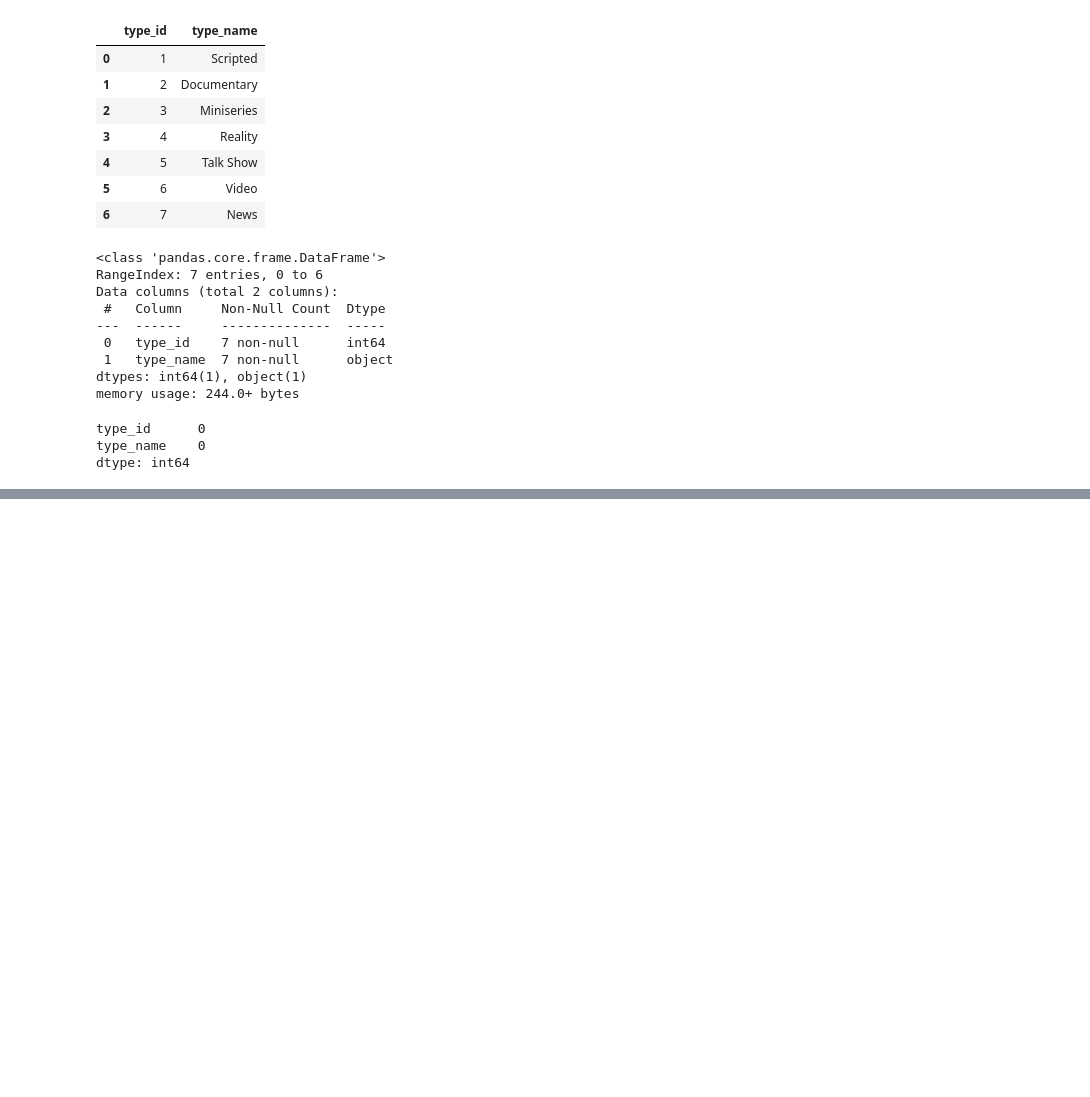
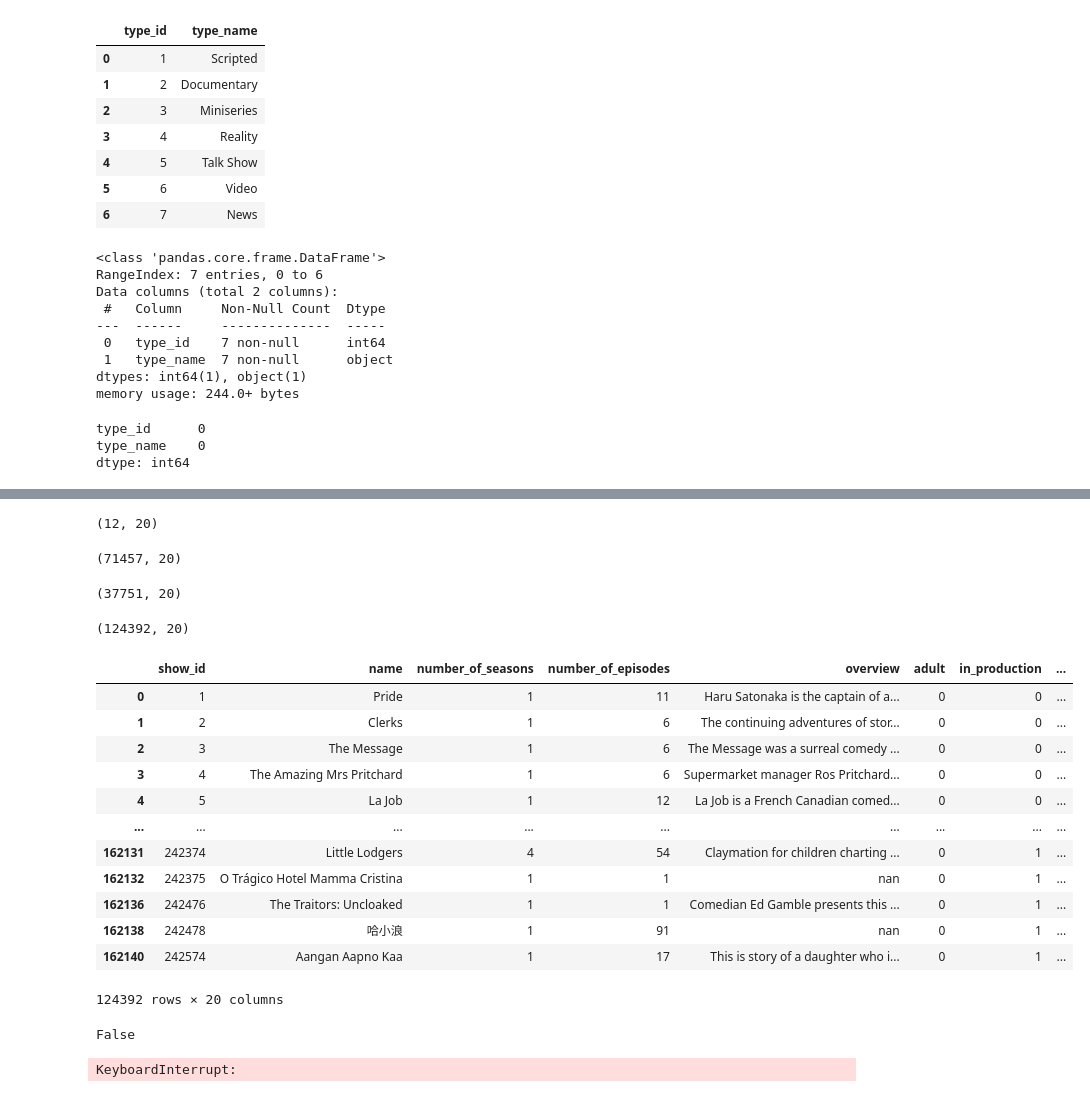
Before and after one commit to ManuelRodrSha/proyecto4, a Jupyter notebook: src/eda.ipynb, the cells around one changed output, grey strips where cells are left out. Saved outputs shown, nothing was run; the diff lists cells and outputs as text; code cells hidden in the pictures; blank space fills up the shorter version.

```diff
--- a/src/eda.ipynb
+++ b/src/eda.ipynb
@@ -878,0 +987,64 @@ dtype: int64
+# %%
+filtered = shows_df[shows_df['len_overview'] > 500]
+filtered.shape
+# Mostrar los valores únicos de la columna 'overview'
+#filtered['overview'].value_counts()
+# %% [output]
+(12, 20)
+# %%
+filtered = shows_df[shows_df['len_overview'] == 1 ]
+filtered.shape
+# %% [output]
+(71457, 20)
+# %%
+##obtenenos todos los registros con len_overview <= 1 y que tenga el genero nulo
+filtered = shows_df[(shows_df['len_overview'] <= 1) & shows_df['genre_name'].isnull()]
+filtered.shape
+# %% [output]
+(37751, 20)
+# %%
+df_resultado = shows_df.merge(filtered, how='outer', indicator=True)
+df_resultado = df_resultado[df_resultado['_merge'] == 'left_only'].drop(columns=['_merge'])
+df_resultado.shape
+# %% [output]
+(124392, 20)
+# %%
+df_resultado
+# %% [output]
+|  | show_id | name | number_of_seasons | number_of_episodes | overview | adult | in_production | ... |
+| 0 | 1 | Pride | 1 | 11 | Haru Satonaka is the captain of a... | 0 | 0 | ... |
+| 1 | 2 | Clerks | 1 | 6 | The continuing adventures of stor... | 0 | 0 | ... |
+| 2 | 3 | The Message | 1 | 6 | The Message was a surreal comedy ... | 0 | 0 | ... |
+| 3 | 4 | The Amazing Mrs Pritchard | 1 | 6 | Supermarket manager Ros Pritchard... | 0 | 0 | ... |
+| 4 | 5 | La Job | 1 | 12 | La Job is a French Canadian comed... | 0 | 0 | ... |
+| ... | ... | ... | ... | ... | ... | ... | ... | ... |
+| 162131 | 242374 | Little Lodgers | 4 | 54 | Claymation for children charting ... | 0 | 1 | ... |
+| 162132 | 242375 | O Trágico Hotel Mamma Cristina | 1 | 1 | nan | 0 | 1 | ... |
+| 162136 | 242476 | The Traitors: Uncloaked | 1 | 1 | Comedian Ed Gamble presents this ... | 0 | 1 | ... |
+| 162138 | 242478 | 哈小浪 | 1 | 91 | nan | 0 | 1 | ... |
+| 162140 | 242574 | Aangan Aapno Kaa | 1 | 17 | This is story of a daughter who i... | 0 | 1 | ... |
+124392 rows × 20 columns
+# %%
+import torch
+torch.device("cuda" if torch.cuda.is_available() else "cpu")
+torch.cuda.is_available()
+# %% [output]
+False
+# %%
+from sentence_transformers import SentenceTransformer
+import numpy as np
+
+
+# Cargar el modelo
+model = SentenceTransformer('all-MiniLM-L6-v2')
+
+# Asumimos que shows_df['overview'] es una columna de texto
+overviews = shows_df['overview'].astype(str).tolist()
+
+# Crear los embeddings
+embeddings = model.encode(overviews, batch_size=32, show_progress_bar=True)
+
+
+shows_df['embeddings'] = embeddings.tolist()
+# %% [output]
+KeyboardInterrupt:
```
Also changed, not shown: parts of 8 cells of this notebook.
